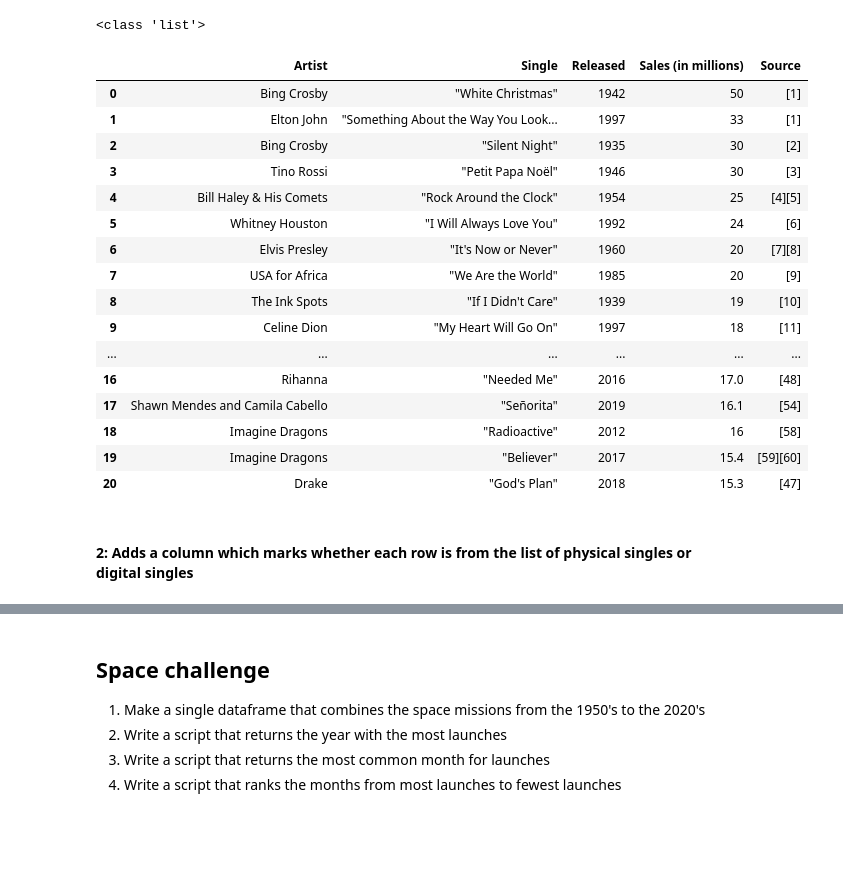
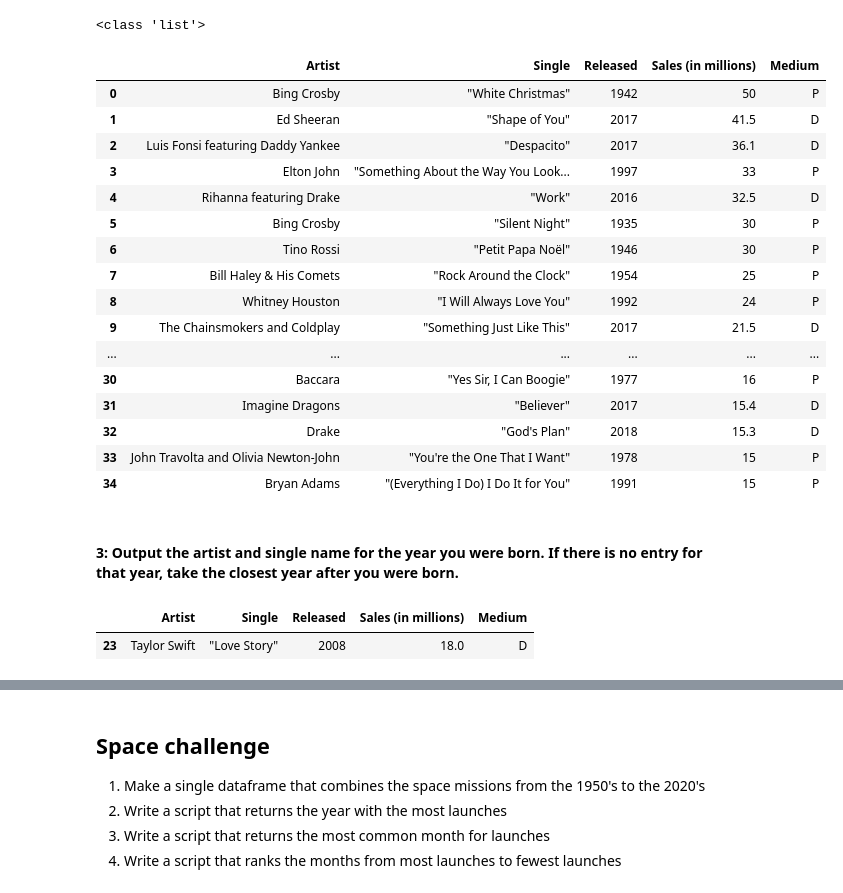
Before and after one commit to christianstenbro/cult_data, a Jupyter notebook: fun_with_pandas.ipynb, the cells around one changed output, grey strips where cells are left out. Drawn from its saved outputs; the diff is of its cells as text; code cells hidden in the pictures; blank space fills up the shorter version.

Commit message:
loaded data vis class exercise + new stuff on the assignment

```diff
--- a/fun_with_pandas.ipynb
+++ b/fun_with_pandas.ipynb
@@ -42,27 +42,56 @@ digital_singles['Sales (in millions)'] = digital_singles['Sales (in millions)'].
 # cleaning the sales column in the physical singles list
 # the "/D" removes all non-number values
 physical_singles['Sales (in millions)'] = physical_singles['Sales (in millions)'].replace("\D",'',regex=True)
+# %%
+# adding columns to indicate medium (digital/physical) + removing unwanted columns
+
+# making two lists indicating medium status
+dig = ['D'] * len(digital_singles)
+phys = ['P'] * len(physical_singles)
+
+# appending to dataframes
+digital_singles = digital_singles.assign(Medium = dig)
+physical_singles = physical_singles.assign(Medium = phys)
 # %%
 # combining the data frames
-combined_list = pd.concat([physical_singles, digital_singles])
-combined_list
+combined_df = pd.concat([physical_singles, digital_singles])
+combined_df
+
+# removing the source column
+combined_df.drop('Source', axis = 1, inplace = True)
-# %% [output]
-|  | Artist | Single | Released | Sales (in millions) | Source |
-| 0 | Bing Crosby | "White Christmas" | 1942 | 50 | [1] |
-| 1 | Elton John | "Something About the Way You Look... | 1997 | 33 | [1] |
-| 2 | Bing Crosby | "Silent Night" | 1935 | 30 | [2] |
-| 3 | Tino Rossi | "Petit Papa Noël" | 1946 | 30 | [3] |
-| 4 | Bill Haley & His Comets | "Rock Around the Clock" | 1954 | 25 | [4][5] |
-| 5 | Whitney Houston | "I Will Always Love You" | 1992 | 24 | [6] |
-| 6 | Elvis Presley | "It's Now or Never" | 1960 | 20 | [7][8] |
-| 7 | USA for Africa | "We Are the World" | 1985 | 20 | [9] |
-| 8 | The Ink Spots | "If I Didn't Care" | 1939 | 19 | [10] |
-| 9 | Celine Dion | "My Heart Will Go On" | 1997 | 18 | [11] |
-| ... | ... | ... | ... | ... | ... |
-| 16 | Rihanna | "Needed Me" | 2016 | 17.0 | [48] |
-| 17 | Shawn Mendes and Camila Cabello | "Señorita" | 2019 | 16.1 | [54] |
-| 18 | Imagine Dragons | "Radioactive" | 2012 | 16 | [58] |
-| 19 | Imagine Dragons | "Believer" | 2017 | 15.4 | [59][60] |
-| 20 | Drake | "God's Plan" | 2018 | 15.3 | [47] |
+# %%
+# sorting the data frame by sales
+combined_df.sort_values(by = 'Sales (in millions)', axis = 0, ascending = False, inplace = True)
+# %%
+# resetting the index
+combined_df.reset_index(drop = True, inplace = True)
+combined_df
+# %% [output]
+|  | Artist | Single | Released | Sales (in millions) | Medium |
+| 0 | Bing Crosby | "White Christmas" | 1942 | 50 | P |
+| 1 | Ed Sheeran | "Shape of You" | 2017 | 41.5 | D |
+| 2 | Luis Fonsi featuring Daddy Yankee | "Despacito" | 2017 | 36.1 | D |
+| 3 | Elton John | "Something About the Way You Look... | 1997 | 33 | P |
+| 4 | Rihanna featuring Drake | "Work" | 2016 | 32.5 | D |
+| 5 | Bing Crosby | "Silent Night" | 1935 | 30 | P |
+| 6 | Tino Rossi | "Petit Papa Noël" | 1946 | 30 | P |
+| 7 | Bill Haley & His Comets | "Rock Around the Clock" | 1954 | 25 | P |
+| 8 | Whitney Houston | "I Will Always Love You" | 1992 | 24 | P |
+| 9 | The Chainsmokers and Coldplay | "Something Just Like This" | 2017 | 21.5 | D |
+| ... | ... | ... | ... | ... | ... |
+| 30 | Baccara | "Yes Sir, I Can Boogie" | 1977 | 16 | P |
+| 31 | Imagine Dragons | "Believer" | 2017 | 15.4 | D |
+| 32 | Drake | "God's Plan" | 2018 | 15.3 | D |
+| 33 | John Travolta and Olivia Newton-John | "You're the One That I Want" | 1978 | 15 | P |
+| 34 | Bryan Adams | "(Everything I Do) I Do It for You" | 1991 | 15 | P |
 # %% [markdown]
-#### 2: Adds a column which marks whether each row is from the list of physical singles or digital singles
+#### 3: Output the artist and single name for the year you were born. If there is no entry for that year, take the closest year after you were born.
+# %%
+# finding year closest to my birth year (1998)
+combined_df.sort_values(by = 'Released', inplace = True)
+
+# 2008 it is! Extracting the row
+combined_df.loc[combined_df['Released'] == 2008]
+# %% [output]
+|  | Artist | Single | Released | Sales (in millions) | Medium |
+| 23 | Taylor Swift | "Love Story" | 2008 | 18.0 | D |
```
Also changed, not shown: parts of 7 cells of this notebook, 2 other files.
